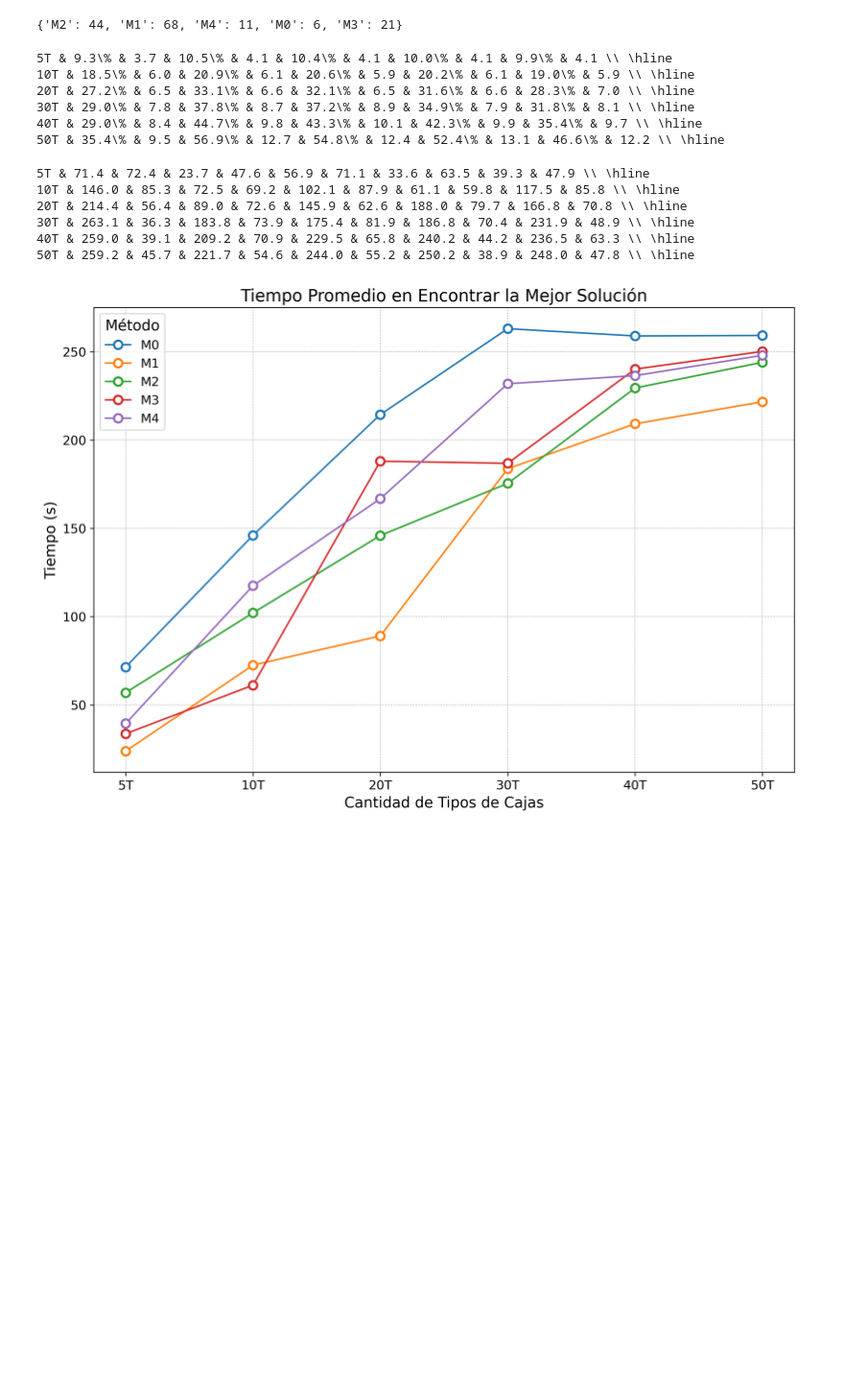
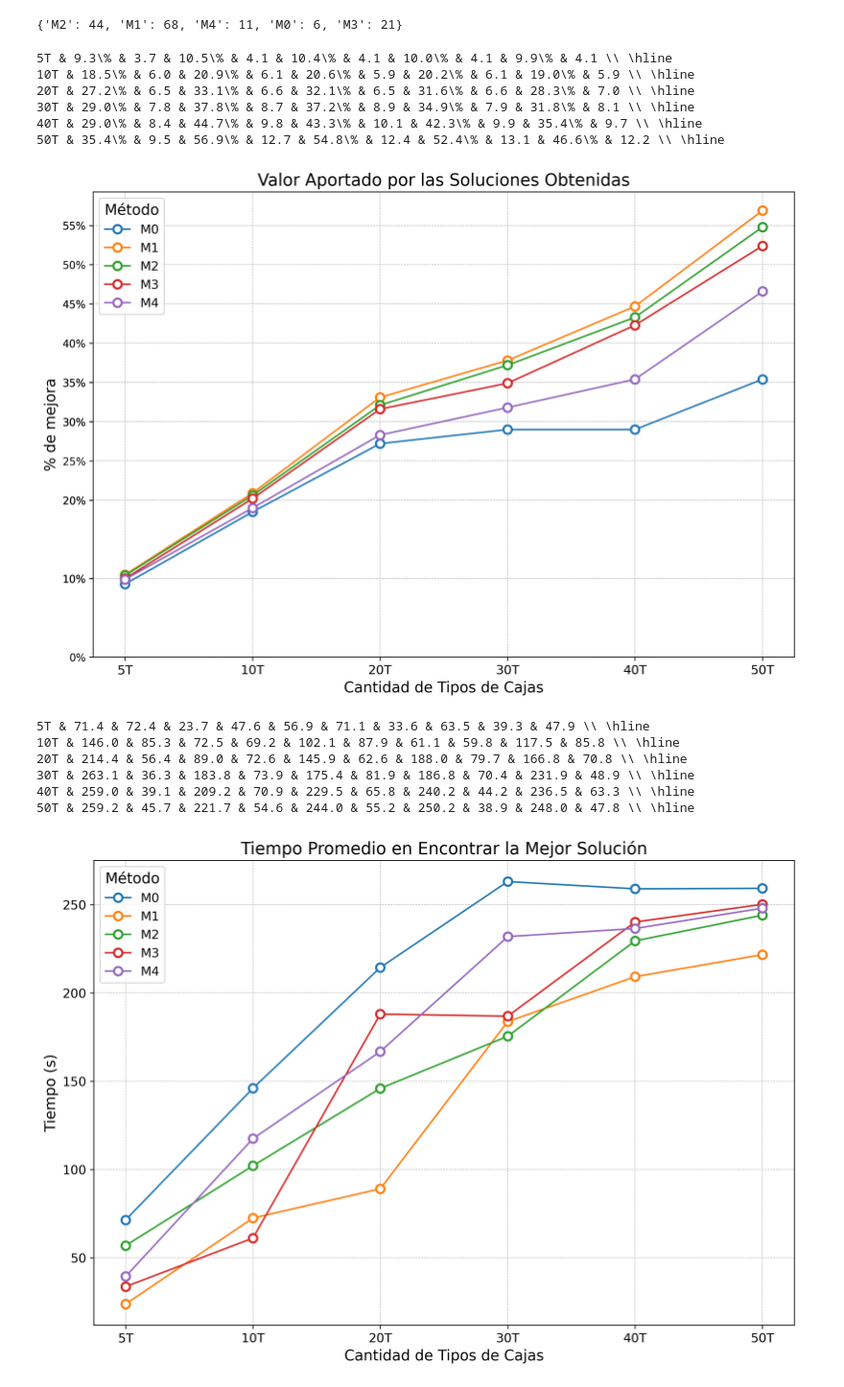
Before and after one commit to josegustavo/clp, a Jupyter notebook: results.ipynb, the cells around one changed output. Shown at 96% size. Saved outputs shown, nothing was run; the diff lists cells and outputs as text; code cells hidden in the pictures; blank space fills up the shorter version.

```diff
--- a/results.ipynb
+++ b/results.ipynb
@@ -79,6 +79,60 @@ for i, im in improvements.items():
 30T & 29.0\% & 7.8 & 37.8\% & 8.7 & 37.2\% & 8.9 & 34.9\% & 7.9 & 31.8\% & 8.1 \\ \hline
 40T & 29.0\% & 8.4 & 44.7\% & 9.8 & 43.3\% & 10.1 & 42.3\% & 9.9 & 35.4\% & 9.7 \\ \hline
 50T & 35.4\% & 9.5 & 56.9\% & 12.7 & 54.8\% & 12.4 & 52.4\% & 13.1 & 46.6\% & 12.2 \\ \hline
+# %%
+import matplotlib.pyplot as plt
+import numpy as np
+import matplotlib.ticker as mtick
+
+
+# Suponiendo que los datos están en la variable `timings`
+data = improvements
+
+# Inicializar listas para el eje x (claves) y el eje y (promedios)
+x = list(data.keys())
+none_averages = [data[k]['M0'][0] for k in x]
+during_averages = [data[k]['M1'][0] for k in x]
+late_all_averages = [data[k]['M2'][0] for k in x]
+late_best_averages = [data[k]['M3'][0] for k in x]
+late_some_averages = [data[k]['M4'][0] for k in x]
+
+# Definir colores para cada serie
+colors = ['#1f77b4', '#ff7f0e', '#2ca02c', '#d62728', '#9467bd']
+
+# Crear la figura y los ejes con el tamaño especificado
+fig, ax = plt.subplots(figsize=(12, 8))
+# Plotear los datos con mejoras estéticas
+plt.plot(x, none_averages, label='M0', marker='o', linestyle='-', color=colors[0], markersize=8, markerfacecolor='white', markeredgewidth=2)
+plt.plot(x, during_averages, label='M1', marker='o', linestyle='-', color=colors[1], markersize=8, markerfacecolor='white', markeredgewidth=2)
+plt.plot(x, late_all_averages, label='M2', marker='o', linestyle='-', color=colors[2], markersize=8, markerfacecolor='white', markeredgewidth=2)
+plt.plot(x, late_best_averages, label='M3', marker='o', linestyle='-', color=colors[3], markersize=8, markerfacecolor='white', markeredgewidth=2)
+plt.plot(x, late_some_averages, label='M4', marker='o', linestyle='-', color=colors[4], markersize=8, markerfacecolor='white', markeredgewidth=2)
+
+# Añadir títulos y etiquetas con mayor detalle
+plt.title('Valor Aportado por las Soluciones Obtenidas', fontsize=16)
+plt.xlabel('Cantidad de Tipos de Cajas', fontsize=14)
+plt.ylabel('% de mejora', fontsize=14)
+
+# Añadir la leyenda
+plt.legend(title='Método', fontsize=12, title_fontsize=14)
+
+# Añadir rejilla con estilo
+plt.grid(True, linestyle='--', linewidth=0.5)
+
+# Mejorar la visualización de los ejes
+plt.xticks(fontsize=12)
+fmt = '%.0f%%' # Cambia a la precisión que necesites
+yticks = mtick.FormatStrFormatter(fmt)
+ax.yaxis.set_major_formatter(yticks)
+y_values = [0.1] + none_averages + during_averages + late_all_averages + late_best_averages + late_some_averages
+# Usar la función set_yticks para establecer los ticks en el eje y
+plt.yticks([5*round(y/5,0) for y in y_values])
+plt.savefig('./lcp/document/Figures/improvement.svg', format='svg')
+# Mostrar el gráfico
+plt.show()
+#Guardar el svg
+# %% [output]
+[figure, added]
 # %%
 timings = {}
 for r in results:
```
Also changed, not shown: parts of 3 cells of this notebook, 10 other files.
